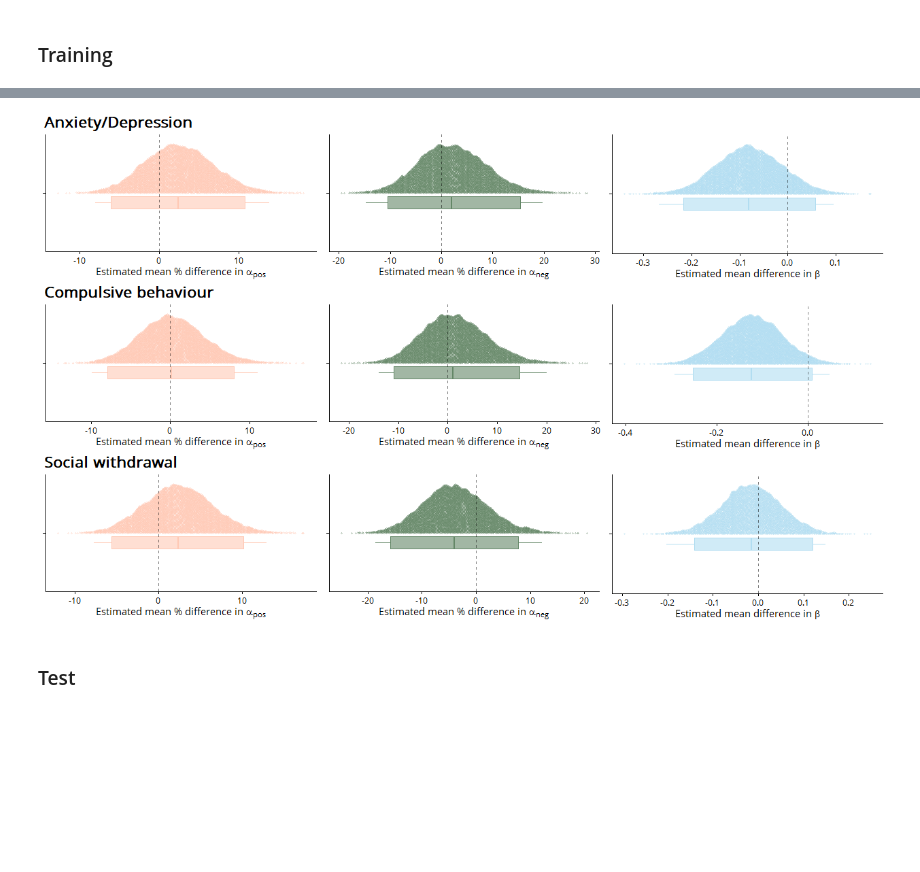
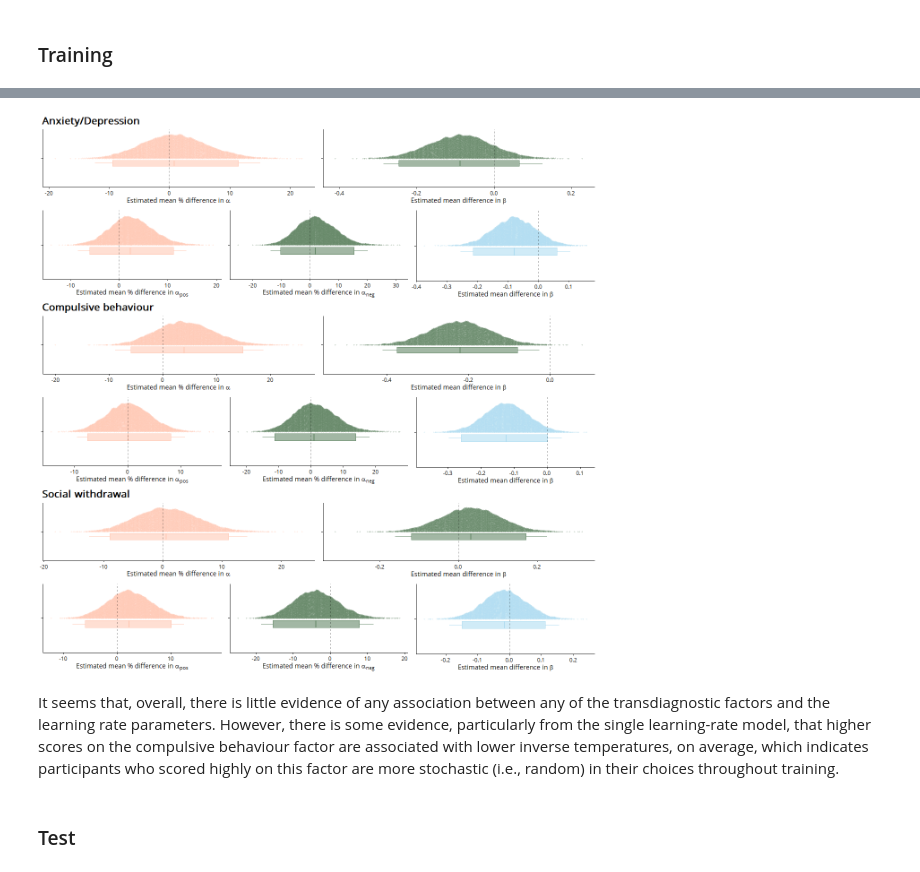
Before and after one commit to qdercon/pstpipeline, a Jupyter notebook: notebooks/main_results.ipynb, the cells around one changed output, grey strips where cells are left out. Cells and saved outputs as stored; diff of their text form; code cells hidden in the pictures; blank space fills up the shorter version.

```diff
--- a/notebooks/main_results.ipynb
+++ b/notebooks/main_results.ipynb
@@ -213,17 +324,34 @@ Total execution time: 17.3 seconds.
 # %%
-%%R -w 12.5 -h 7.5 --units in -r 100
-AD_plt <- pstpipeline::plot_glm(
-    AD_2a_train, plot_var = "AD", font = "Open Sans", ovrll_title = "Anxiety/Depression"
+%%R -w 12.5 -h 12.5 --units in -r 100
+AD_plt_1a <- pstpipeline::plot_glm(
+    AD_1a_train, plot_var = "AD", font = "Open Sans", ovrll_title = "Anxiety/Depression"
 )
-CB_plt <- pstpipeline::plot_glm(
-    CB_2a_train, plot_var = "Compul", font = "Open Sans", ovrll_title = "Compulsive behaviour"
+CB_plt_1a <- pstpipeline::plot_glm(
+    CB_1a_train, plot_var = "Compul", font = "Open Sans", ovrll_title = "Compulsive behaviour"
 )
-SW_plt <- pstpipeline::plot_glm(
-    SW_2a_train, plot_var = "SW", font = "Open Sans", ovrll_title = "Social withdrawal"
+SW_plt_1a <- pstpipeline::plot_glm(
+    SW_1a_train, plot_var = "SW", font = "Open Sans", ovrll_title = "Social withdrawal"
 )
 
-cowplot::plot_grid(AD_plt, CB_plt, SW_plt, nrow = 3)
+AD_plt_2a <- pstpipeline::plot_glm(
+    AD_2a_train, plot_var = "AD", font = "Open Sans"
+)
+CB_plt_2a <- pstpipeline::plot_glm(
+    CB_2a_train, plot_var = "Compul", font = "Open Sans"
+)
+SW_plt_2a <- pstpipeline::plot_glm(
+    SW_2a_train, plot_var = "SW", font = "Open Sans"
+)
+
+cowplot::plot_grid(
+    cowplot::plot_grid(AD_plt_1a, AD_plt_2a, nrow = 2),
+    cowplot::plot_grid(CB_plt_1a, CB_plt_2a, nrow = 2),
+    cowplot::plot_grid(SW_plt_1a, SW_plt_2a, nrow = 2),
+    nrow = 3
+)
 # %% [output]
-[figure, old version]
+[figure, new version]
+# %% [markdown]
+It seems that, overall, there is little evidence of any association between any of the transdiagnostic factors and the learning rate parameters. However, there is some evidence, particularly from the single learning-rate model, that higher scores on the compulsive behaviour factor are associated with lower inverse temperatures, on average, which indicates participants who scored highly on this factor are more stochastic (i.e., random) in their choices throughout training.
 # %% [markdown]
 ### Test
```
Also changed, not shown: parts of 42 cells of this notebook, 6 other files.
